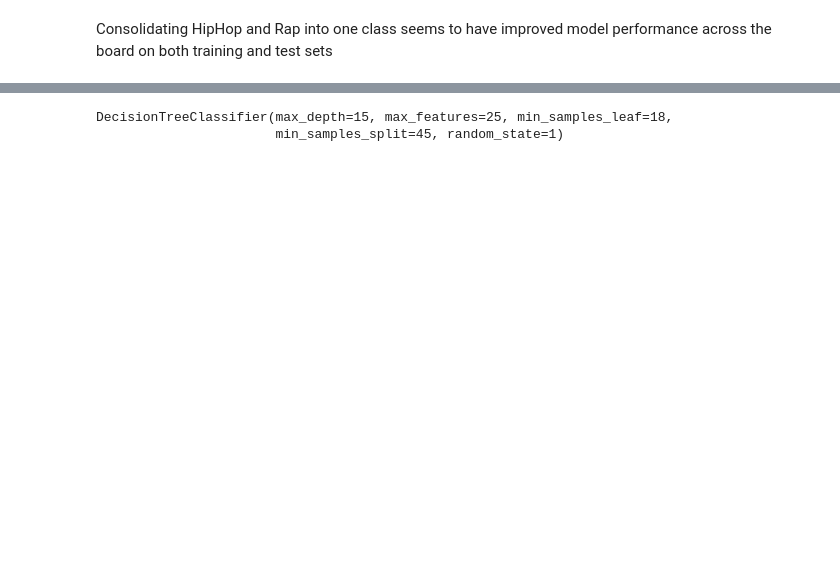
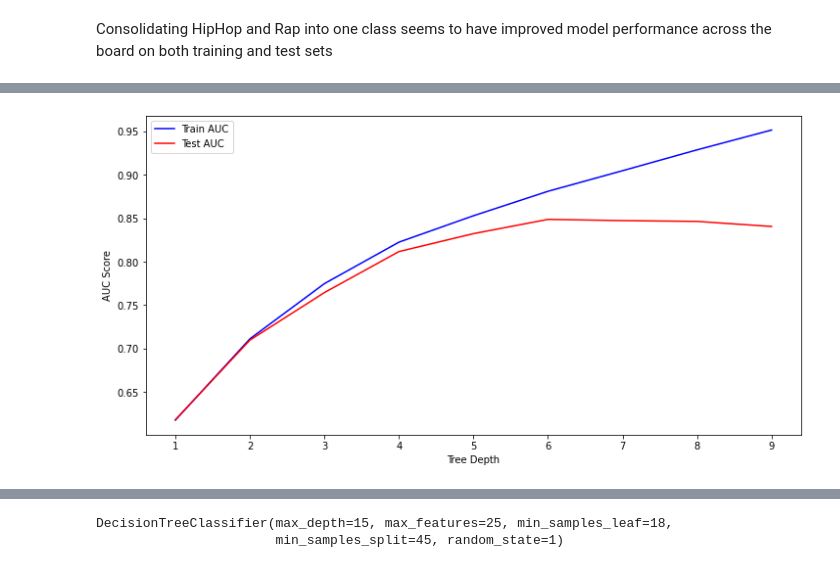
Before and after one commit to mitchellren123/Spotify-Genre-Classification, a Jupyter notebook: Spotify_Genre_Classification.ipynb, the cells around one changed output, grey strips where cells are left out. Cells and saved outputs as stored; diff of their text form; code cells hidden in the pictures; blank space fills up the shorter version.

```diff
--- a/Spotify_Genre_Classification.ipynb
+++ b/Spotify_Genre_Classification.ipynb
@@ -235,0 +239,6 @@ Name: Genre, dtype: int64
+# %%
+print(y_train_2.value_counts())
+
+X_train_resampled, y_train_resampled = SMOTE().fit_resample(X_train_OHE, y_train_2)
+
+print(pd.Series(y_train_resampled).value_counts())
@@ -236,7 +260,9 @@ Name: Genre, dtype: int64
+# %%
+X_test_resampled, y_test_resampled = SMOTE().fit_resample(X_test_OHE, y_test_2)
 # %%
 DTC2 = DecisionTreeClassifier(criterion = 'entropy', random_state = 10)
-DTC2.fit(X_train_OHE, y_train_2)
+DTC2.fit(X_train_resampled, y_train_resampled)
 
-y_pred_train_2 = DTC2.predict(X_train_OHE)
-y_pred_test_2 = DTC2.predict(X_test_OHE)
+y_pred_train_2 = DTC2.predict(X_train_resampled)
+y_pred_test_2 = DTC2.predict(X_test_resampled)
 # %%
@@ -590,0 +300,28 @@ forest2.score(X_test_OHE, y_test_2)
+# %%
+## Tune hyperparameters to adjust for overfitting
+
+max_depth = np.array(range(1,10))
+
+train_results = []
+test_results = []
+
+for value in max_depth:
+    DTC = DecisionTreeClassifier(criterion = 'entropy', max_depth = value, random_state = 1)
+    DTC.fit(X_train_resampled, y_train_resampled)
+    y_pred_train_proba = DTC.predict_proba(X_train_resampled)
+    roc_auc = roc_auc_score(y_train_resampled, y_pred_train_proba, multi_class = 'ovr')
+    train_results.append(roc_auc)
+
+    y_pred_test_proba = DTC.predict_proba(X_test_resampled)
+    roc_auc = roc_auc_score(y_test_resampled, y_pred_test_proba, multi_class = 'ovr')
+    test_results.append(roc_auc)
+
+plt.figure(figsize=(12,6))
+plt.plot(max_depth, train_results, 'b', label='Train AUC')
+plt.plot(max_depth, test_results, 'r', label='Test AUC')
+plt.ylabel('AUC Score')
+plt.xlabel('Tree Depth')
+plt.legend()
+plt.show()
+# %% [output]
+[figure, added]
```
Also changed, not shown: parts of 71 cells of this notebook.
